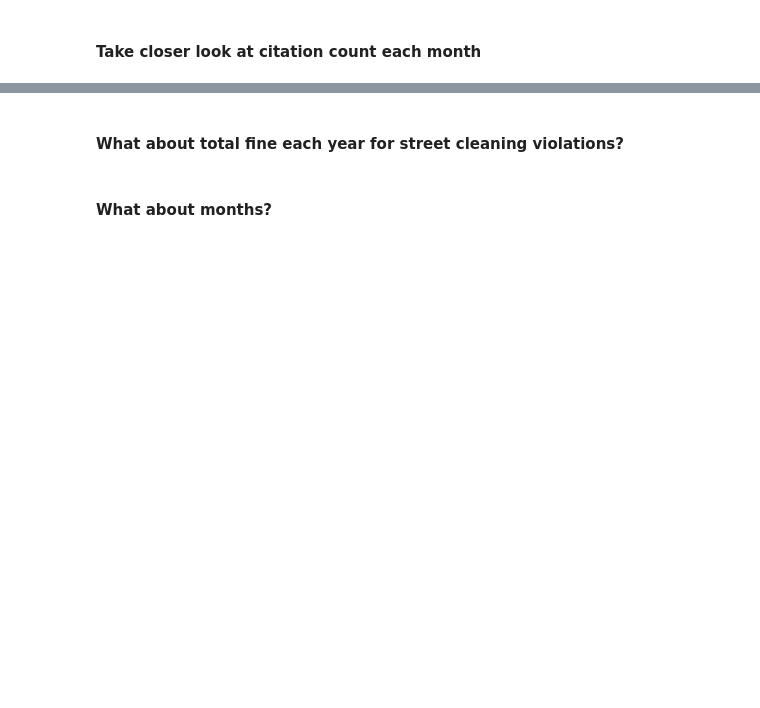
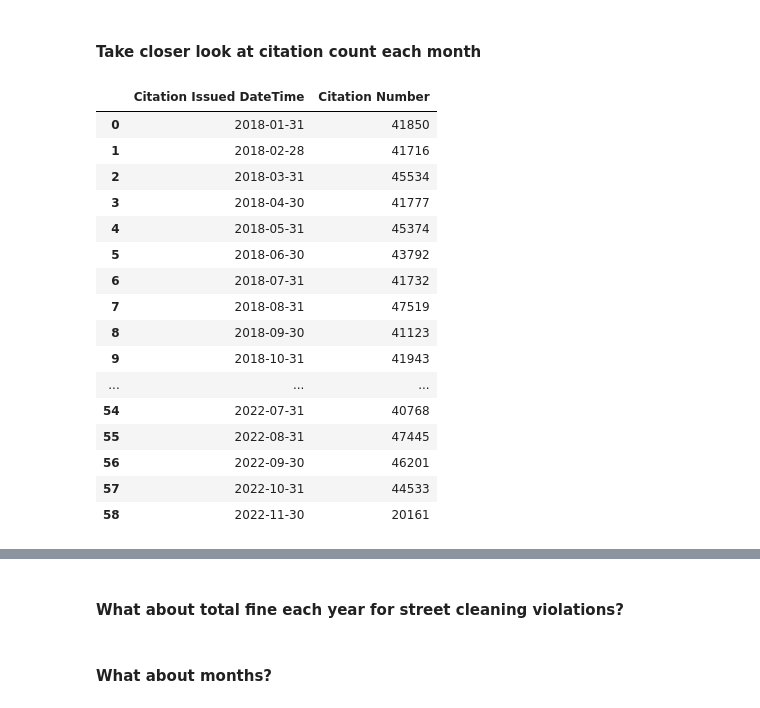
Before and after one commit to jiyuntsai/sf-parking-citation, a Jupyter notebook: sf-parking-citations.ipynb, the cells around one changed output, grey strips where cells are left out. Saved outputs shown, nothing was run; the diff lists cells and outputs as text; code cells hidden in the pictures; blank space fills up the shorter version.

```diff
--- a/sf-parking-citations.ipynb
+++ b/sf-parking-citations.ipynb
@@ -271,4 +271,24 @@ alt.Chart(st_cleaning_year_count,
 # %% [markdown]
 #### Take closer look at citation count each month
 # %%
-st_cleaning_month_count = st_cleaning_5yr.groupby(pd.Grouper(key='Citation Issued DateTime', axis=0, freq='M')).count()[['Citation Number']].reset_index()
+st_cleaning_month_count = st_cleaning_5yr.groupby(pd.Grouper(key='Citation Issued DateTime', axis=0, freq='M')).count()[['Citation Number']].reset_index() ## still datetime
+# st_cleaning_month_count['Issued Month'] = st_cleaning_month_count['Citation Issued DateTime'].dt.strftime('%b, %Y') ## this change my dtype to 'object'?
+st_cleaning_month_count
+# %% [output]
+|  | Citation Issued DateTime | Citation Number |
+| 0 | 2018-01-31 | 41850 |
+| 1 | 2018-02-28 | 41716 |
+| 2 | 2018-03-31 | 45534 |
+| 3 | 2018-04-30 | 41777 |
+| 4 | 2018-05-31 | 45374 |
+| 5 | 2018-06-30 | 43792 |
+| 6 | 2018-07-31 | 41732 |
+| 7 | 2018-08-31 | 47519 |
+| 8 | 2018-09-30 | 41123 |
+| 9 | 2018-10-31 | 41943 |
+| ... | ... | ... |
+| 54 | 2022-07-31 | 40768 |
+| 55 | 2022-08-31 | 47445 |
+| 56 | 2022-09-30 | 46201 |
+| 57 | 2022-10-31 | 44533 |
+| 58 | 2022-11-30 | 20161 |
```
Also changed, not shown: parts of 3 cells of this notebook.
